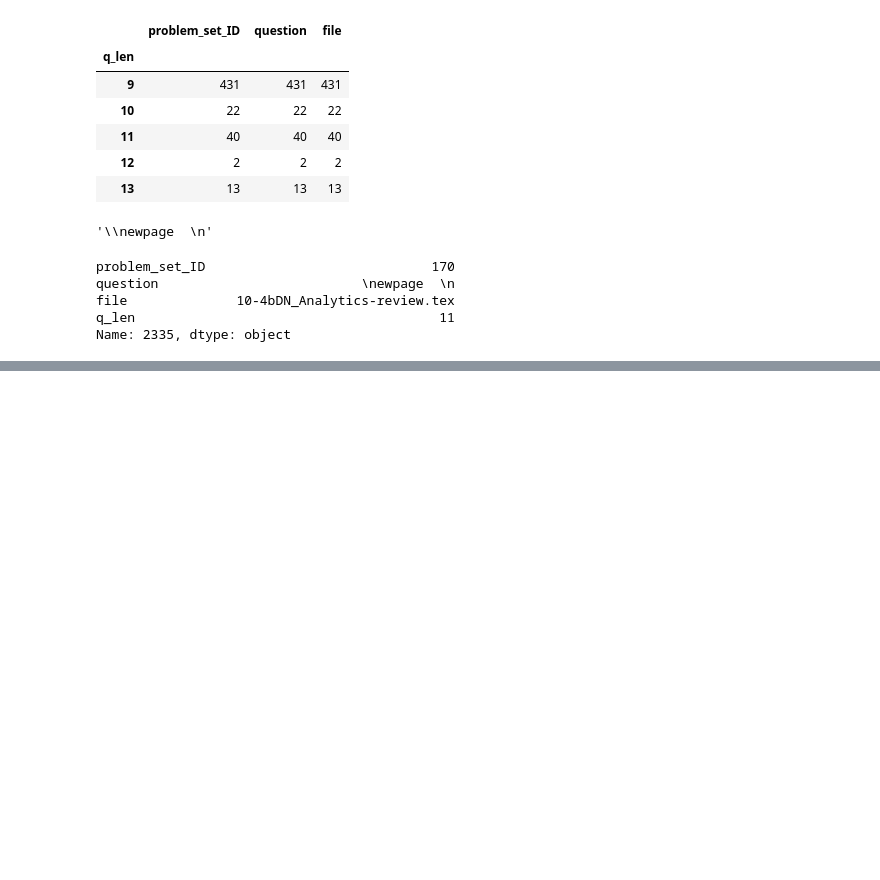
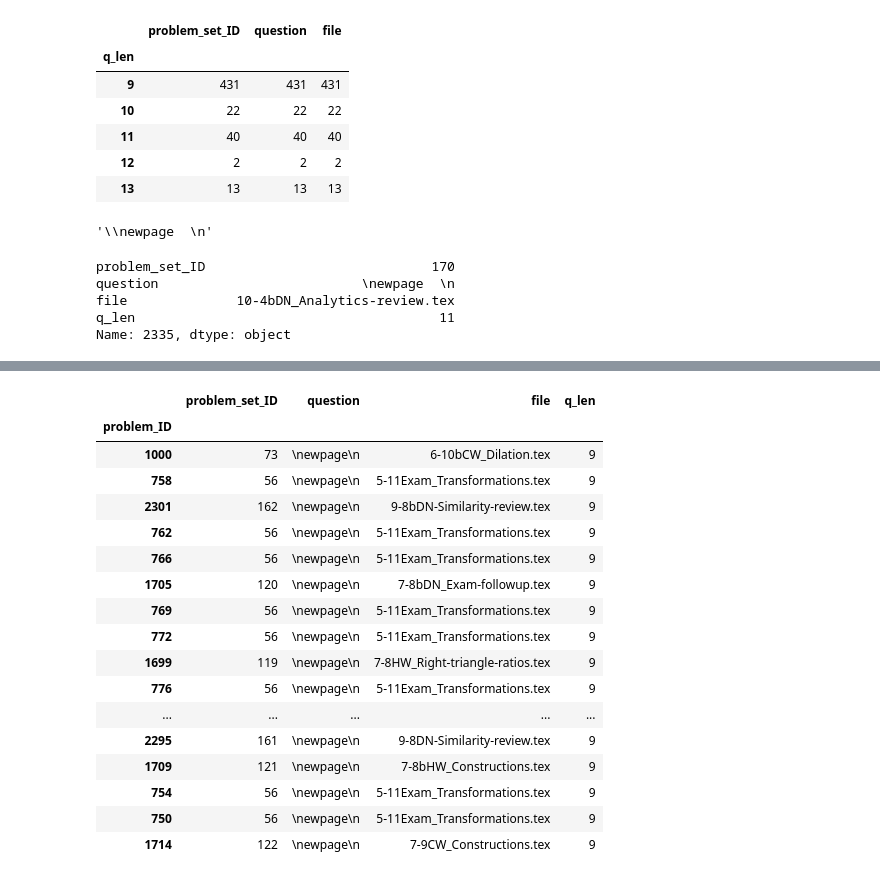
Before and after one commit to chrishuson/mathai, a Jupyter notebook: src/notes.ipynb, the cells around one changed output, grey strips where cells are left out. Cells and saved outputs as stored; diff of their text form; code cells hidden in the pictures; blank space fills up the shorter version.

```diff
--- a/src/notes.ipynb
+++ b/src/notes.ipynb
@@ -397,0 +386,21 @@ problem_df[problem_df.file.str.startswith('1-1')].sort_index()
+# %%
+problem_df[problem_df.q_len <16].head(20)
+# %% [output]
+|  | problem_set_ID | question | file | q_len |
+| problem_ID |  |  |  |  |
+| 1000 | 73 | \newpage\n | 6-10bCW_Dilation.tex | 9 |
+| 758 | 56 | \newpage\n | 5-11Exam_Transformations.tex | 9 |
+| 2301 | 162 | \newpage\n | 9-8bDN-Similarity-review.tex | 9 |
+| 762 | 56 | \newpage\n | 5-11Exam_Transformations.tex | 9 |
+| 766 | 56 | \newpage\n | 5-11Exam_Transformations.tex | 9 |
+| 1705 | 120 | \newpage\n | 7-8bDN_Exam-followup.tex | 9 |
+| 769 | 56 | \newpage\n | 5-11Exam_Transformations.tex | 9 |
+| 772 | 56 | \newpage\n | 5-11Exam_Transformations.tex | 9 |
+| 1699 | 119 | \newpage\n | 7-8HW_Right-triangle-ratios.tex | 9 |
+| 776 | 56 | \newpage\n | 5-11Exam_Transformations.tex | 9 |
+| ... | ... | ... | ... | ... |
+| 2295 | 161 | \newpage\n | 9-8DN-Similarity-review.tex | 9 |
+| 1709 | 121 | \newpage\n | 7-8bHW_Constructions.tex | 9 |
+| 754 | 56 | \newpage\n | 5-11Exam_Transformations.tex | 9 |
+| 750 | 56 | \newpage\n | 5-11Exam_Transformations.tex | 9 |
+| 1714 | 122 | \newpage\n | 7-9CW_Constructions.tex | 9 |
```
Also changed, not shown: parts of 23 cells of this notebook, 2 other files.
